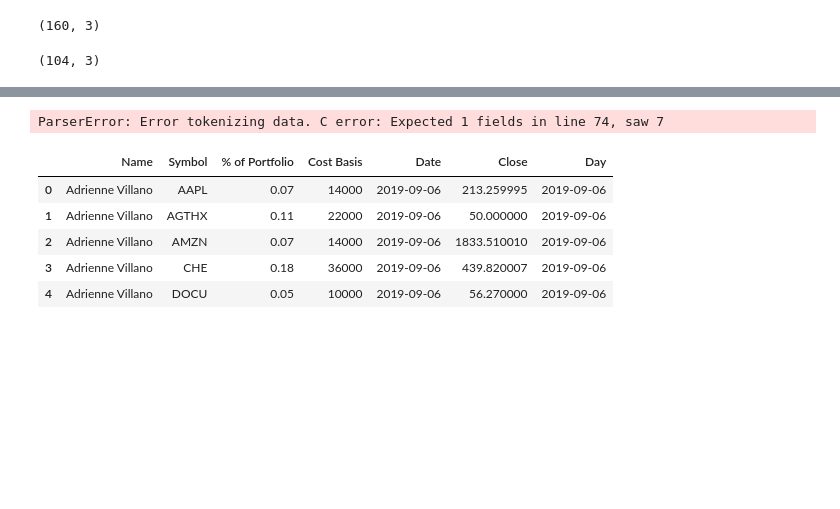
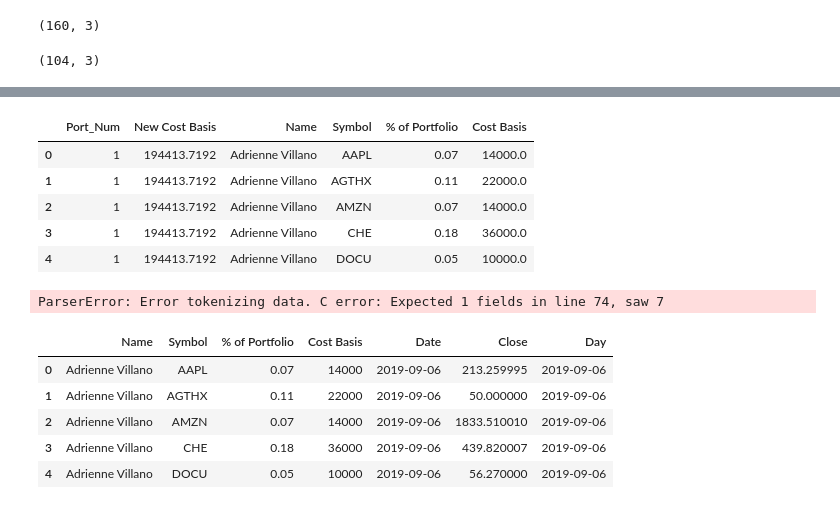
Before and after one commit to bkreis84/Portfolio-Challenge, a Jupyter notebook: Portfolio Challenge pt2 Final.ipynb, the cells around one changed output, grey strips where cells are left out. Drawn from its saved outputs; the diff is of its cells as text; code cells hidden in the pictures; blank space fills up the shorter version.

```diff
--- a/Portfolio Challenge pt2 Final.ipynb
+++ b/Portfolio Challenge pt2 Final.ipynb
@@ -114,3 +112,12 @@ PermissionError: [Errno 13] Permission denied: 'prices port2.csv'
+# %%
+port1.head()
+# %% [output]
+|  | Port_Num | New Cost Basis | Name | Symbol | % of Portfolio | Cost Basis |
+| 0 | 1 | 194413.7192 | Adrienne Villano | AAPL | 0.07 | 14000.0 |
+| 1 | 1 | 194413.7192 | Adrienne Villano | AGTHX | 0.11 | 22000.0 |
+| 2 | 1 | 194413.7192 | Adrienne Villano | AMZN | 0.07 | 14000.0 |
+| 3 | 1 | 194413.7192 | Adrienne Villano | CHE | 0.18 | 36000.0 |
+| 4 | 1 | 194413.7192 | Adrienne Villano | DOCU | 0.05 | 10000.0 |
 # %%
 #Combine the main and SNAP dataframes
 #frames = [beg_prices, er]
```
Also changed, not shown: parts of 2 cells of this notebook, 2 other files.
